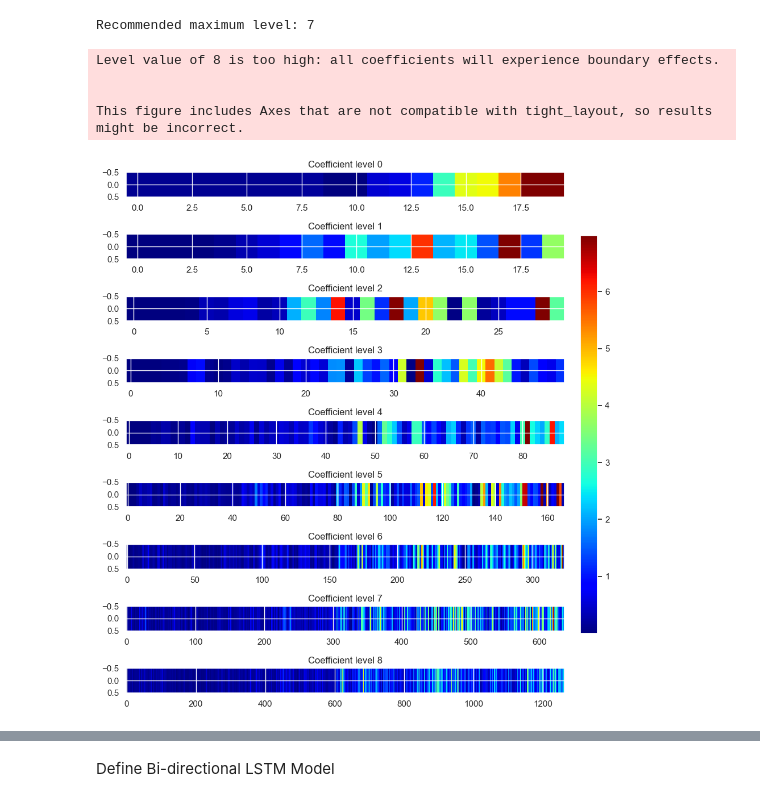
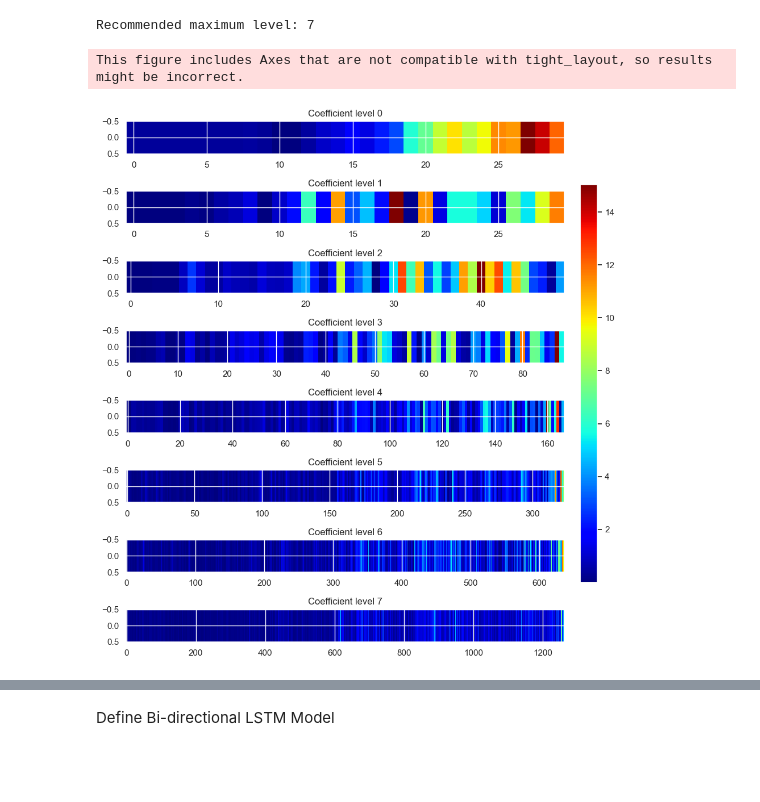
Before and after one commit to shaliniscode/stock_analysis, a Jupyter notebook: wavelet_lstm_analysis.ipynb, the cells around one changed output, grey strips where cells are left out. Drawn from its saved outputs; the diff is of its cells as text; code cells hidden in the pictures; blank space fills up the shorter version.

```diff
--- a/wavelet_lstm_analysis.ipynb
+++ b/wavelet_lstm_analysis.ipynb
@@ -309,31 +308,28 @@ Recommended maximum level: 7
 # %%
 # Perform the Discrete Wavelet Transform with 'dbN'
 wavelet = pywt.Wavelet('db6')
-coeffs = pywt.wavedec(data['Close'], wavelet, level=8)
+coeffs = pywt.wavedec(data['Close'], wavelet, level=7)
 
 # Plotting the Wavelet Coefficients using imshow
 fig, axes = plt.subplots(len(coeffs), 1, figsize=(10, 10))
 
 for i, ax in enumerate(axes):
     im = ax.imshow(np.abs(coeffs[i].reshape(1, -1)), aspect='auto', cmap='jet')
     ax.set_title(f'Coefficient level {i}')
 
 # Add a single colorbar on the far right
 fig.subplots_adjust(right=0.85)
 cbar_ax = fig.add_axes([0.86, 0.15, 0.03, 0.7])
 fig.colorbar(im, cax=cbar_ax)
 
 plt.tight_layout(rect=[0, 0, 0.85, 1])
 #plt.show()
 
 # Save the figure
 plt.savefig('db6.jpg')
 # %% [output]
-Level value of 8 is too high: all coefficients will experience boundary effects.
-
-
 This figure includes Axes that are not compatible with tight_layout, so results might be incorrect.
-[figure, old version]
+[figure, new version]
 # %%
 
 # Choose Symlets ('symN') of decomposition
```
Also changed, not shown: parts of 24 cells of this notebook, 2 other files.
